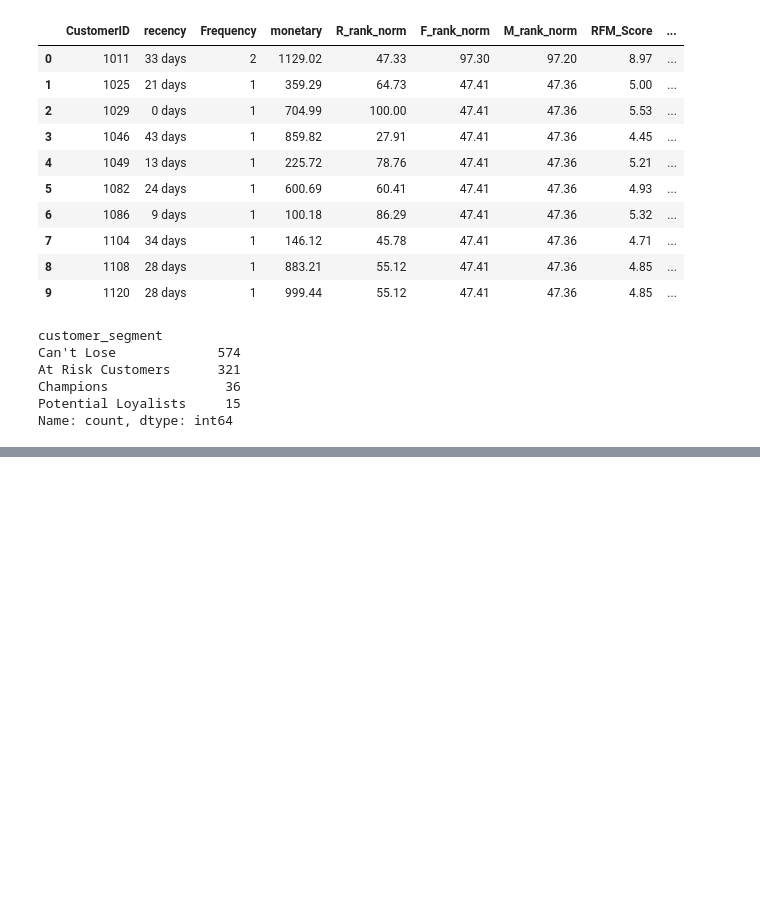
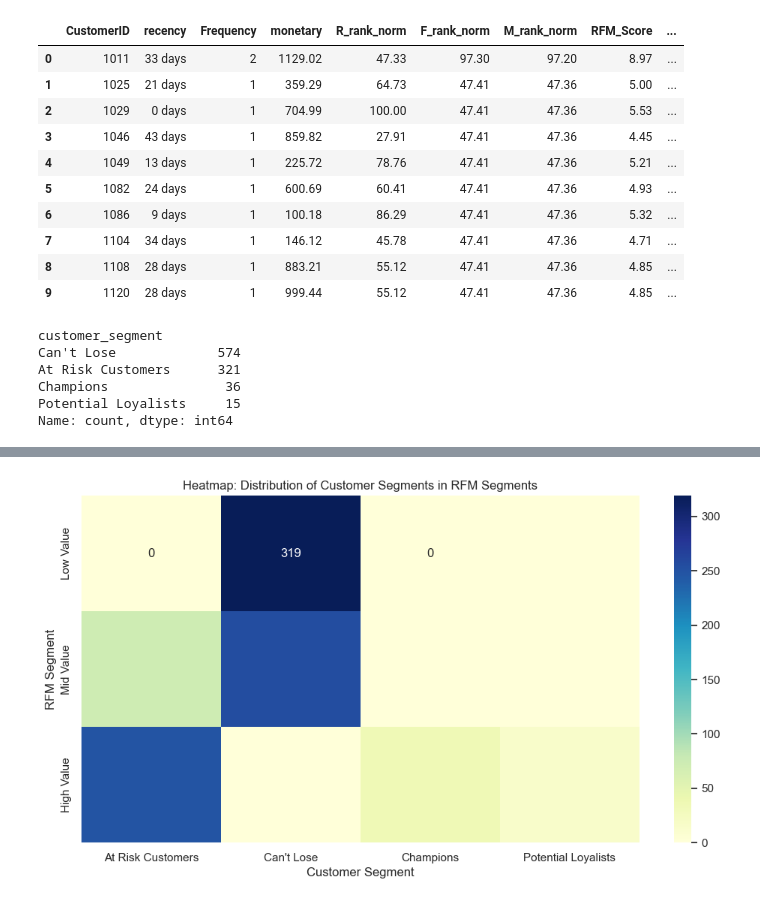
Before and after one commit to Murega14/rfm, a Jupyter notebook: rfm.ipynb, the cells around one changed output, grey strips where cells are left out. Cells and saved outputs as stored; diff of their text form; code cells hidden in the pictures; blank space fills up the shorter version.

```diff
--- a/rfm.ipynb
+++ b/rfm.ipynb
@@ -251,0 +325,16 @@ Feature: customer_segment                    |███▎      | [ 33%]   00:00
+# %%
+
+# Create a cross-tabulation (pivot table) of 'customer_segment' and 'RFM_Segment'
+cross_tab = pd.crosstab(rfm_df['RFM_Segment'], rfm_df['customer_segment'])
+
+# Create a heatmap
+plt.figure(figsize=(12, 6))
+sns.heatmap(cross_tab, annot=True, fmt='d', cmap='YlGnBu')
+plt.title('Heatmap: Distribution of Customer Segments in RFM Segments')
+plt.xlabel('Customer Segment')
+plt.ylabel('RFM Segment')
+
+# Show the heatmap
+plt.show()
+# %% [output]
+[figure, added]
```
Also changed, not shown: parts of 6 cells of this notebook.
